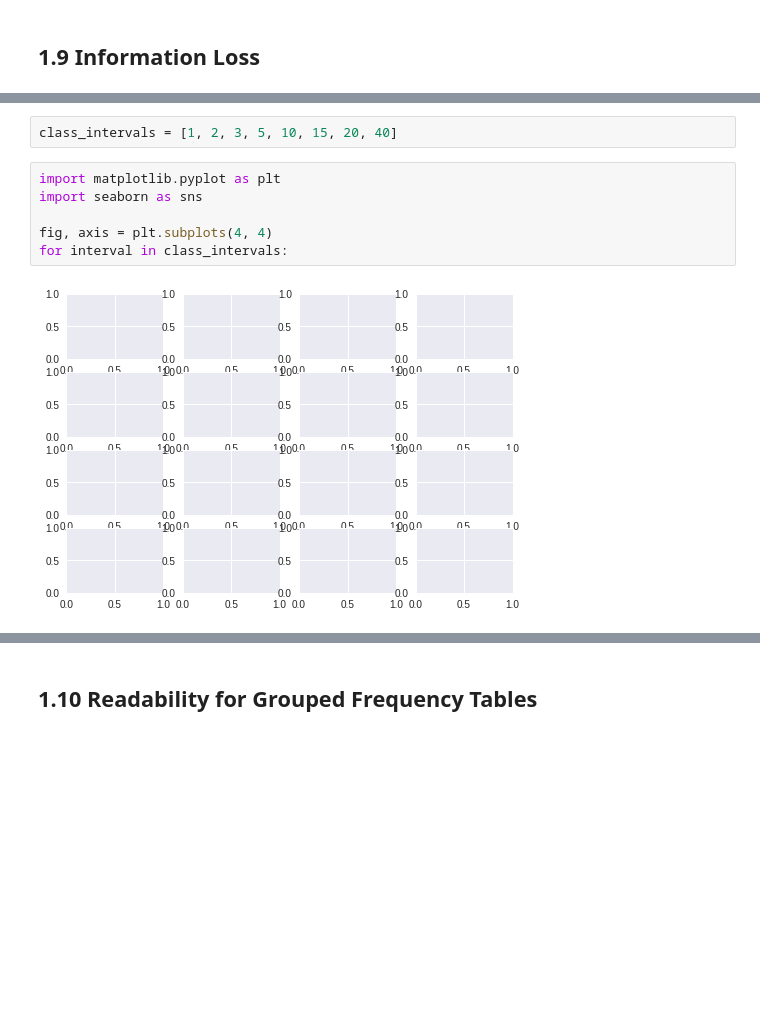
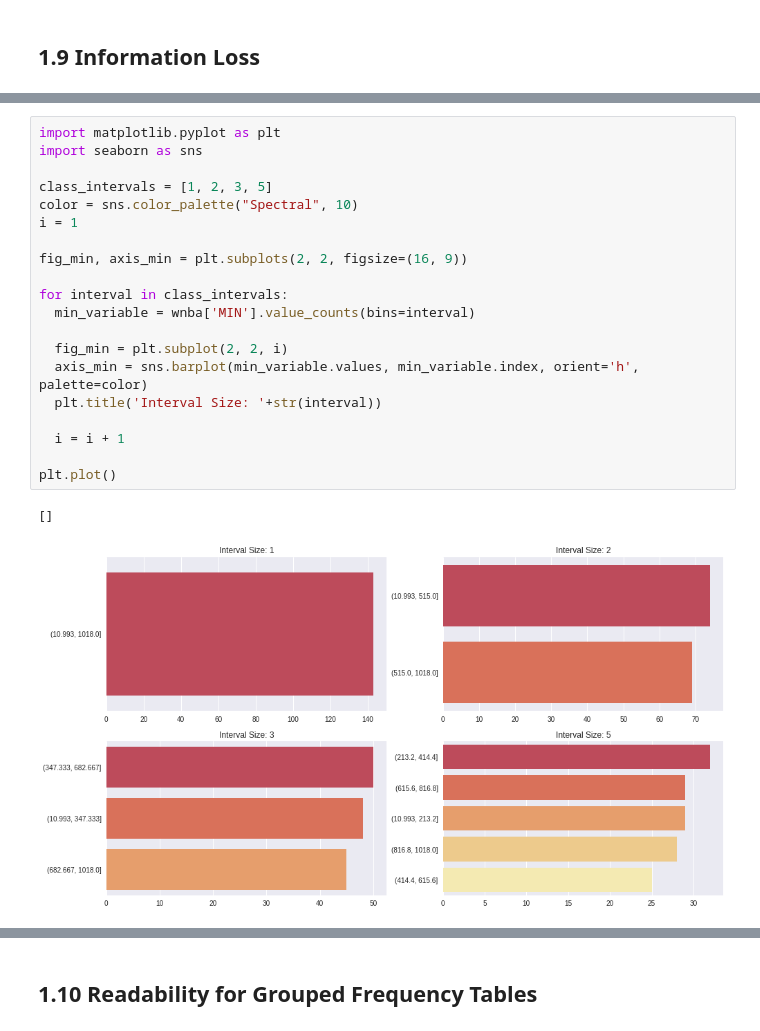
Before and after one commit to carvalheirafc/imd0033_2018_2, a Jupyter notebook: aula20/Lesson_20_Frequency_Distributions.ipynb, the cells around one changed output, grey strips where cells are left out. Cells and saved outputs as stored; diff of their text form; blank space fills up the shorter version.

```diff
--- a/aula20/Lesson_20_Frequency_Distributions.ipynb
+++ b/aula20/Lesson_20_Frequency_Distributions.ipynb
@@ -826,13 +826,26 @@ Generate a grouped frequency distribution for the **MIN** variable (minutes play
 - 15
 - 20
 - 40
-# %%
-class_intervals = [1, 2, 3, 5, 10, 15, 20, 40]
-# %%
-import matplotlib.pyplot as plt
-import seaborn as sns
-
-fig, axis = plt.subplots(4, 4)
-for interval in class_intervals:
-# %% [output]
-[figure, removed]
+# %%
+import matplotlib.pyplot as plt
+import seaborn as sns
+
+class_intervals = [1, 2, 3, 5]
+color = sns.color_palette("Spectral", 10)
+i = 1
+
+fig_min, axis_min = plt.subplots(2, 2, figsize=(16, 9))
+
+for interval in class_intervals:
+  min_variable = wnba['MIN'].value_counts(bins=interval)
+
+  fig_min = plt.subplot(2, 2, i)
+  axis_min = sns.barplot(min_variable.values, min_variable.index, orient='h', palette=color)
+  plt.title('Interval Size: '+str(interval))
+
+  i = i + 1
+
+plt.plot()
+# %% [output]
+[]
+[figure, added]
```
Also changed, not shown: parts of 1 cell of this notebook.
